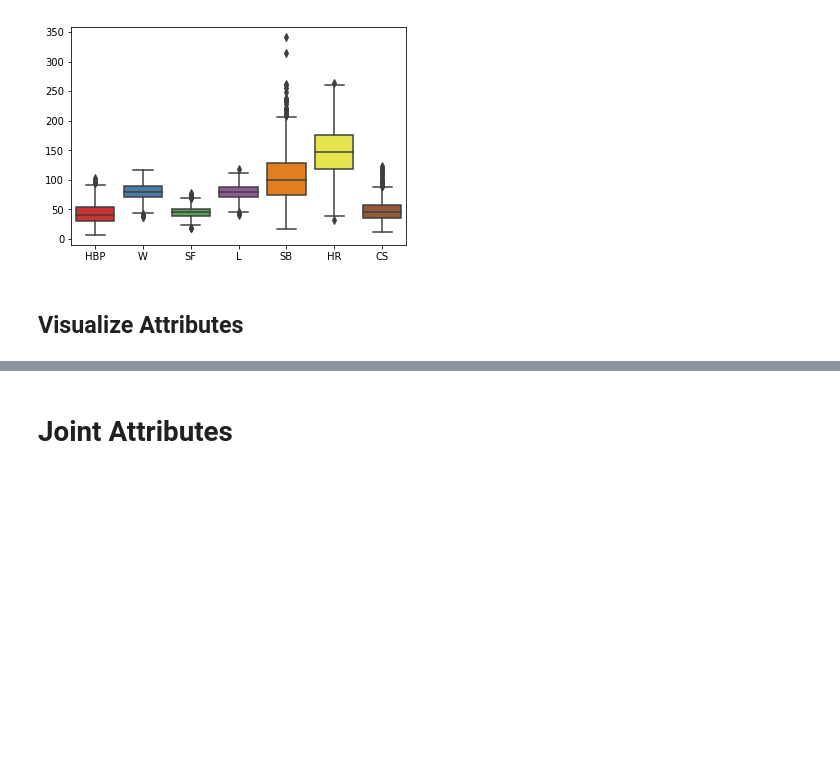
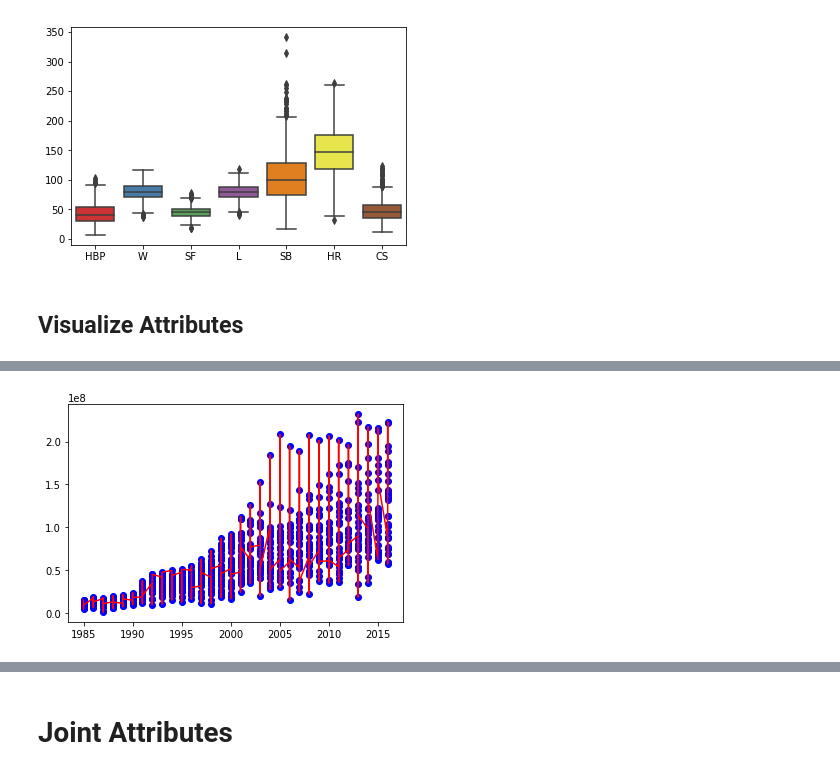
Before and after one commit to georgesturrock/7331_Lab1, a Jupyter notebook: Team2_Lab1.ipynb, the cells around one changed output, grey strips where cells are left out. Saved outputs shown, nothing was run; the diff lists cells and outputs as text; code cells hidden in the pictures; blank space fills up the shorter version.

```diff
--- a/Team2_Lab1.ipynb
+++ b/Team2_Lab1.ipynb
@@ -398,0 +436,7 @@ plt.show()
+# %%
+salary = teams2Plus['salary'][np.logical_not(np.isnan(teams2Plus['salary']))]
+plt.scatter(teams2Plus['yearID'], teams2Plus['salary'], color='blue');
+plt.plot(teams2Plus['yearID'], teams2Plus['salary'], color = 'red')
+plt.show()
+# %% [output]
+[figure, added]
```
Also changed, not shown: parts of 13 cells of this notebook.
